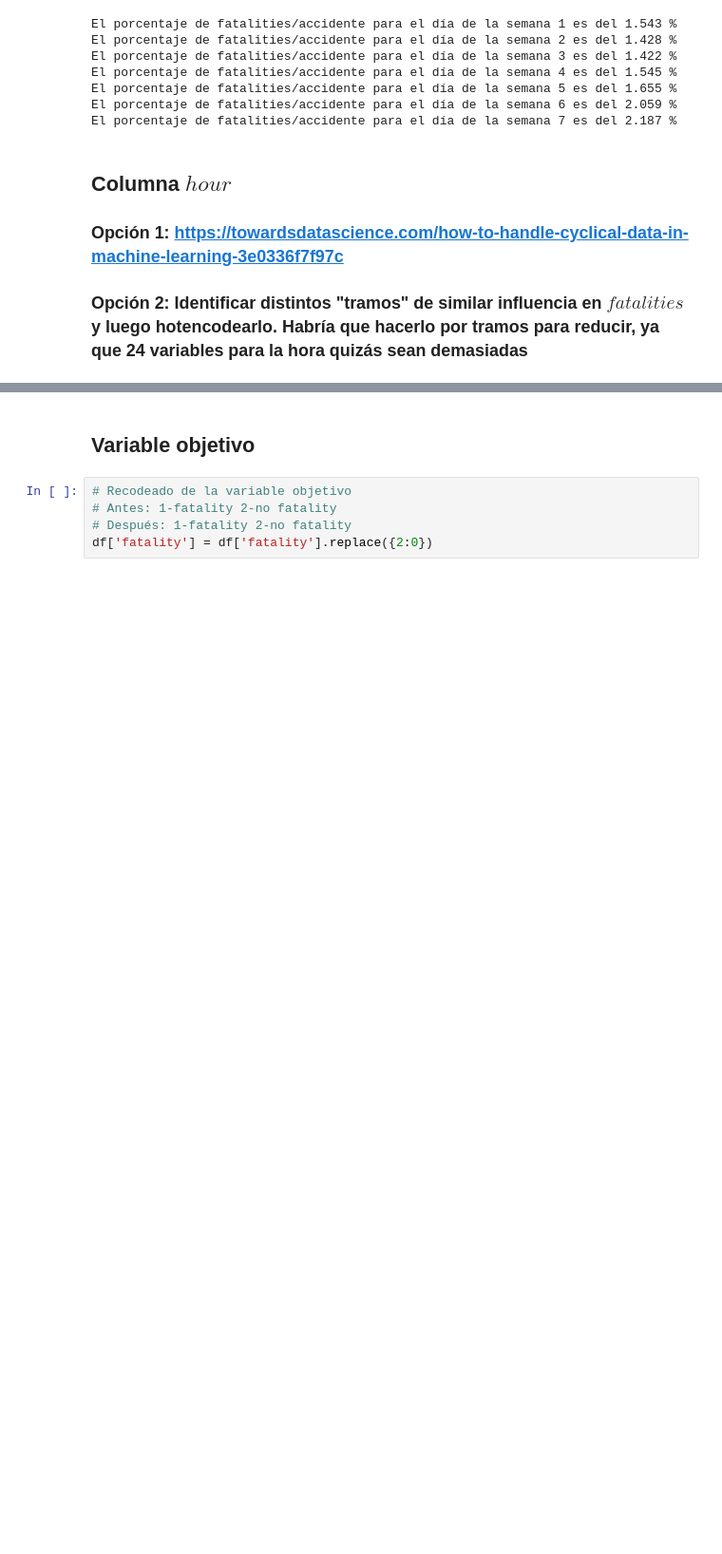
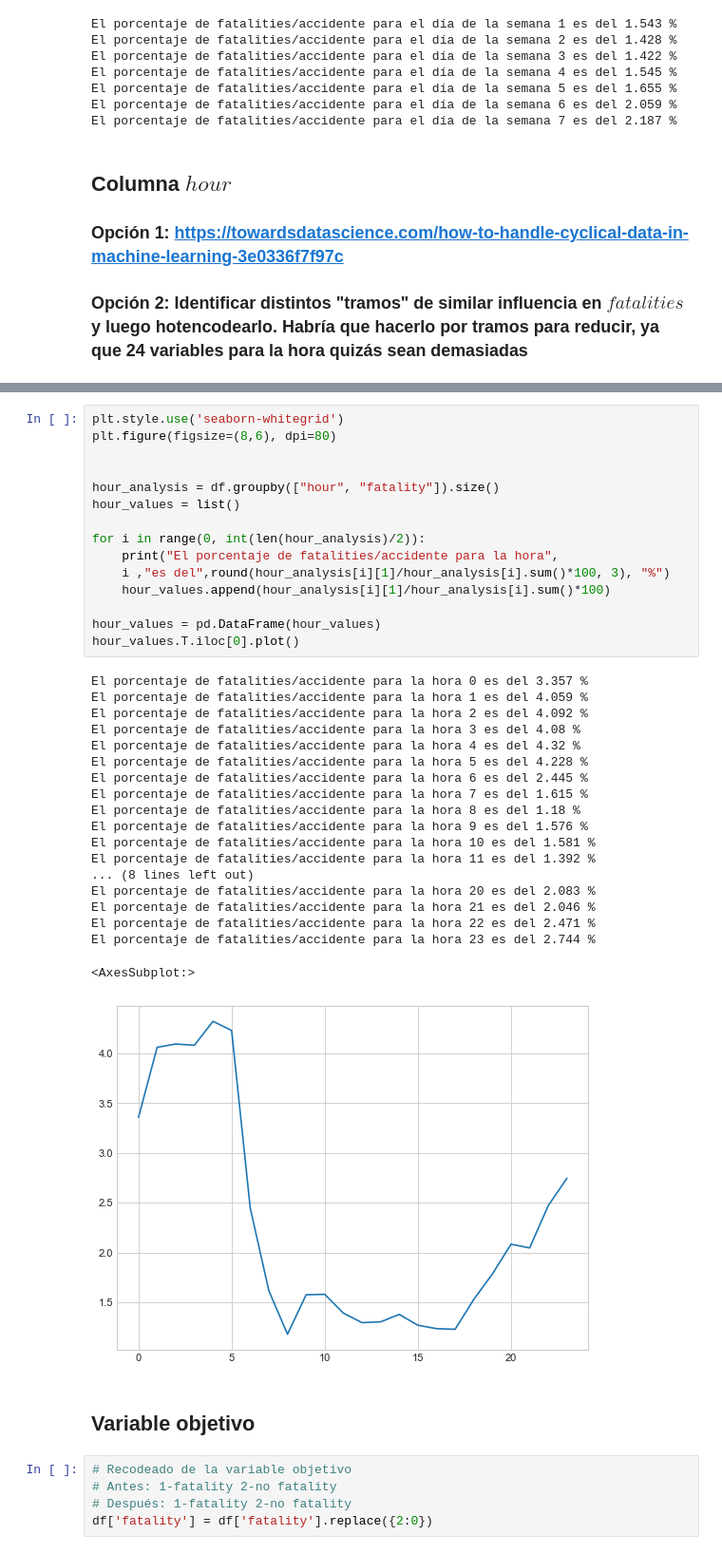
Before and after one commit to AMM53/Accidents-Prediction, a Jupyter notebook: notebooks/DescriptiveAnalysis.ipynb, the cells around one changed output, grey strips where cells are left out. Shown at 95% size. Saved outputs shown, nothing was run; the diff lists cells and outputs as text; blank space fills up the shorter version.

```diff
--- a/notebooks/DescriptiveAnalysis.ipynb
+++ b/notebooks/DescriptiveAnalysis.ipynb
@@ -171,3 +167,38 @@ See the caveats in the documentation: https://pandas.pydata.org/pandas-docs/stab
+# %%
+plt.style.use('seaborn-whitegrid')
+plt.figure(figsize=(8,6), dpi=80)
+
+
+hour_analysis = df.groupby(["hour", "fatality"]).size()
+hour_values = list()
+
+for i in range(0, int(len(hour_analysis)/2)):
+    print("El porcentaje de fatalities/accidente para la hora",
+    i ,"es del",round(hour_analysis[i][1]/hour_analysis[i].sum()*100, 3), "%")
+    hour_values.append(hour_analysis[i][1]/hour_analysis[i].sum()*100)
+
+hour_values = pd.DataFrame(hour_values)
+hour_values.T.iloc[0].plot()
+# %% [output]
+El porcentaje de fatalities/accidente para la hora 0 es del 3.357 %
+El porcentaje de fatalities/accidente para la hora 1 es del 4.059 %
+El porcentaje de fatalities/accidente para la hora 2 es del 4.092 %
+El porcentaje de fatalities/accidente para la hora 3 es del 4.08 %
+El porcentaje de fatalities/accidente para la hora 4 es del 4.32 %
+El porcentaje de fatalities/accidente para la hora 5 es del 4.228 %
+El porcentaje de fatalities/accidente para la hora 6 es del 2.445 %
+El porcentaje de fatalities/accidente para la hora 7 es del 1.615 %
+El porcentaje de fatalities/accidente para la hora 8 es del 1.18 %
+El porcentaje de fatalities/accidente para la hora 9 es del 1.576 %
+El porcentaje de fatalities/accidente para la hora 10 es del 1.581 %
+El porcentaje de fatalities/accidente para la hora 11 es del 1.392 %
+... (8 lines left out)
+El porcentaje de fatalities/accidente para la hora 20 es del 2.083 %
+El porcentaje de fatalities/accidente para la hora 21 es del 2.046 %
+El porcentaje de fatalities/accidente para la hora 22 es del 2.471 %
+El porcentaje de fatalities/accidente para la hora 23 es del 2.744 %
+<AxesSubplot:>
+[figure, added]
 # %% [markdown]
 ## Variable objetivo
 # %%
```
Also changed, not shown: parts of 6 cells of this notebook.
